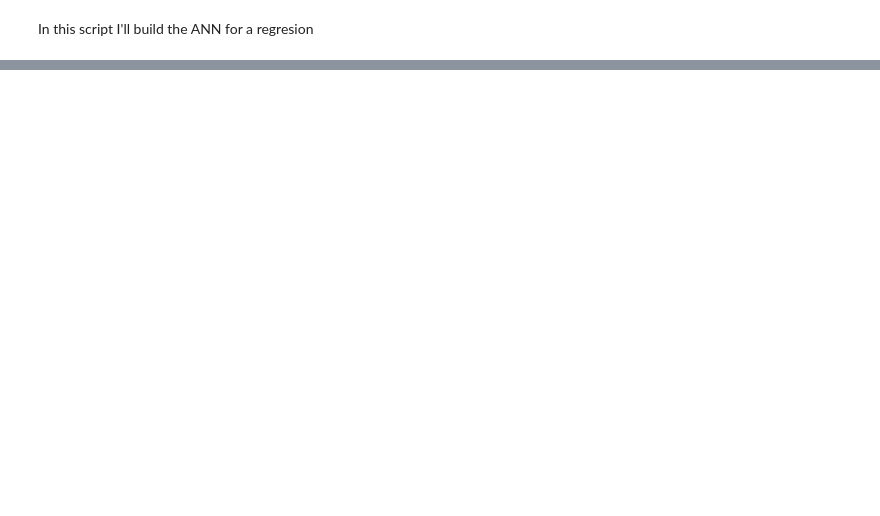
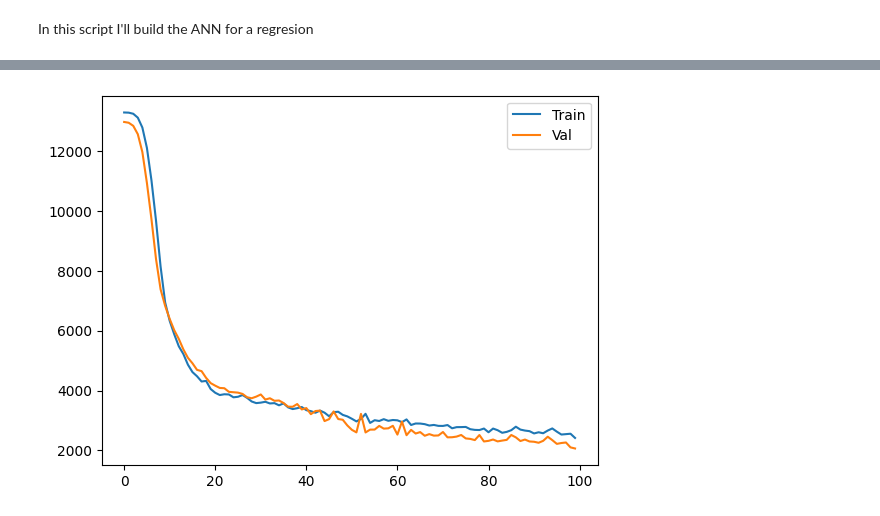
Before and after one commit to Lopera47/ANN_RegressorandClassifier, a Jupyter notebook: ANN_Regressor.ipynb, the cells around one changed output, grey strips where cells are left out. Saved outputs shown, nothing was run; the diff lists cells and outputs as text; code cells hidden in the pictures; blank space fills up the shorter version.

```diff
--- a/ANN_Regressor.ipynb
+++ b/ANN_Regressor.ipynb
@@ -25,0 +78,6 @@ import pandas as pd
+# %%
+# Standarization of the data
+std = StandardScaler().fit(partial_X_train)
+X_ptrain_std = std.transform(partial_X_train)
+X_test_std = std.transform(X_test)
+X_val_std = std.transform(X_val)
@@ -25,0 +92,12 @@ import pandas as pd
+# %%
+# Building the ANN v 1.0
+Model_1 = Sequential()
+Model_1.add(Dense(1024, activation='relu', input_shape=(6,)))
+Model_1.add(Dense(512, activation='relu'))
+Model_1.add(Dense(256, activation='relu'))
+Model_1.add(Dense(128, activation='relu'))
+Model_1.add(Dense(64, activation='relu'))
+Model_1.add(Dense(32, activation='relu'))
+Model_1.add(Dense(1))
+
+Model_1.summary()
@@ -25,0 +122,8 @@ import pandas as pd
+# %%
+Model_1.compile(optimizer='rmsprop', loss='mae', metrics=["mae"])
+# %%
+Hist_1 = Model_1.fit(X_ptrain_std,
+                   partial_y_train,
+                   epochs=100,
+                   batch_size=512,
+                   validation_data=(X_val_std, y_val))
@@ -25,0 +148,8 @@ import pandas as pd
+# %%
+# Checking the overfitting
+plt.plot(Hist_1.history['mae'], label='Train')
+plt.plot(Hist_1.history['val_mae'], label='Val')
+plt.legend()
+plt.show()
+# %% [output]
+[figure, added]
```
Also changed, not shown: parts of 32 cells of this notebook, 3 other files.
